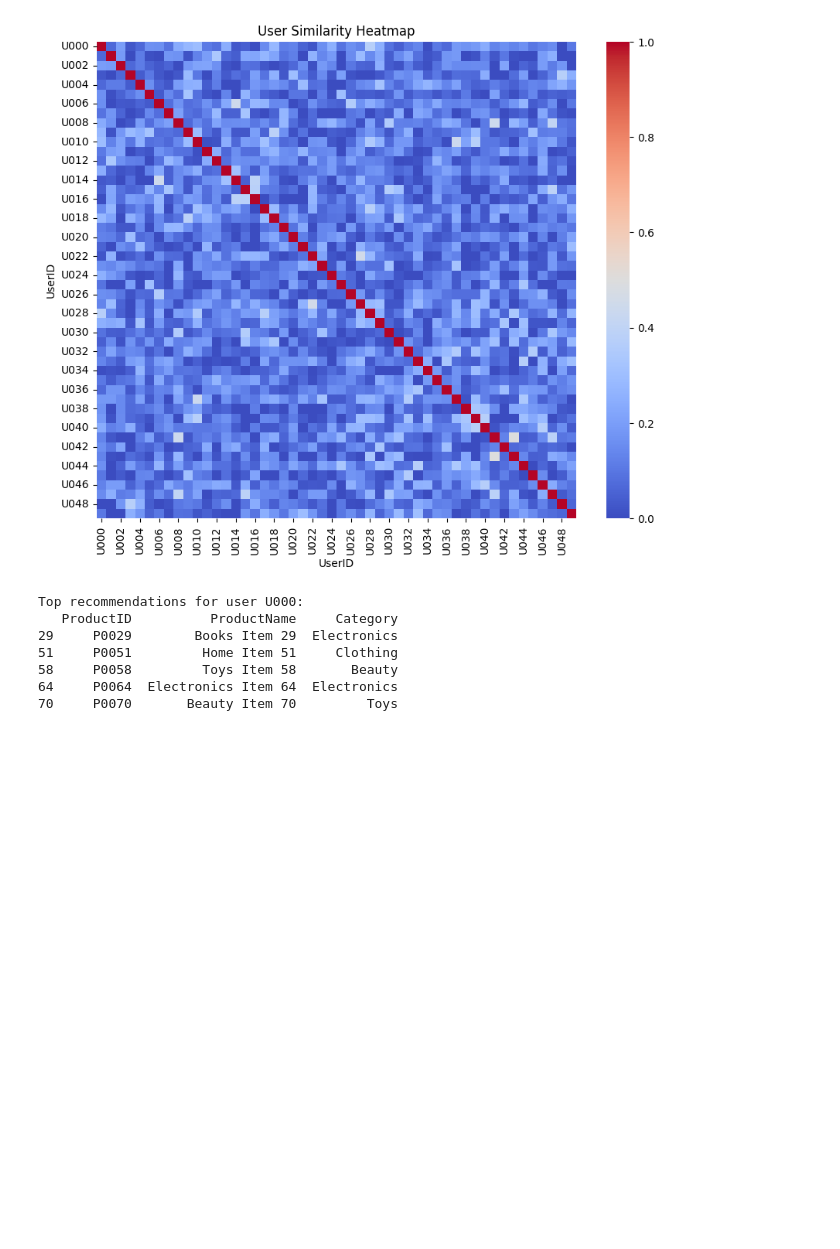
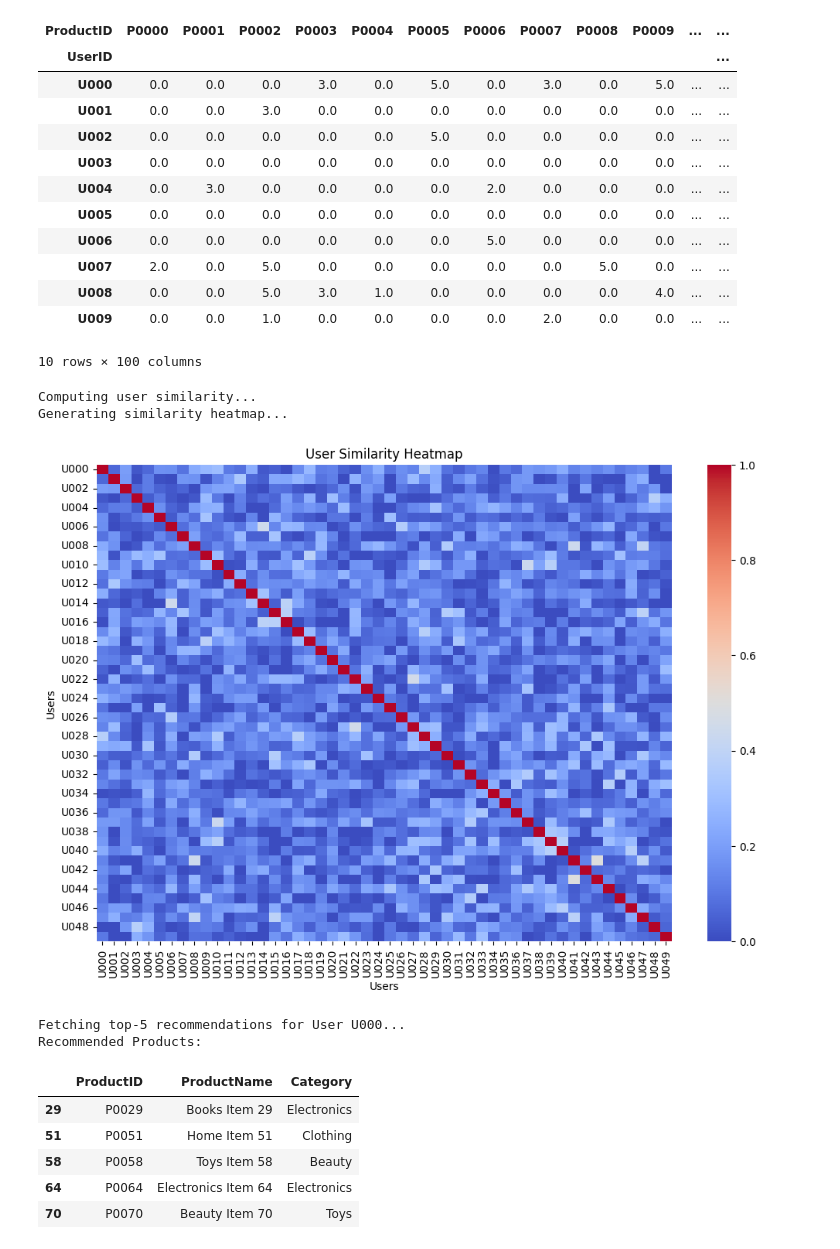
Before and after one commit to MIHIR3105/RecommenderSystems, a Jupyter notebook: project_notebook.ipynb, the cells around one changed output. Saved outputs shown, nothing was run; the diff lists cells and outputs as text; code cells hidden in the pictures; blank space fills up the shorter version.

Commit message:
Updated view for printing data from CSV

```diff
--- a/project_notebook.ipynb
+++ b/project_notebook.ipynb
@@ -10,40 +10,58 @@ ecommerce_data = pd.read_csv("ecommerce_user_data.csv")
 product_details = pd.read_csv("product_details.csv")
 
 # Display first few rows of each dataset
-print("E-commerce Data:")
-print(ecommerce_data.head())
-print("\nProduct Details:")
-print(product_details.head())
+print("E-commerce Data Sample:")
+display(ecommerce_data.head(10))
+print("\nProduct Details Sample:")
+display(product_details.head(10))
 
 # Data Cleaning & Preprocessing
-# Check for missing values
+print("Checking for missing values...")
+print(ecommerce_data.isnull().sum(), "\n")
+print(product_details.isnull().sum(), "\n")
+
 ecommerce_data.dropna(inplace=True)
 product_details.dropna(inplace=True)
 
+print("Missing values after cleaning:")
+print(ecommerce_data.isnull().sum(), "\n")
+print(product_details.isnull().sum(), "\n")
+
 # Convert user-item interactions into a user-item matrix
+print("Creating user-item matrix...")
 user_item_matrix = ecommerce_data.pivot_table(index='UserID', columns='ProductID', values='Rating', fill_value=0)
+print("User-Item Matrix Sample:")
+display(user_item_matrix.head(10))
 
 # Compute Cosine Similarity between users
+print("Computing user similarity...")
 user_similarity = cosine_similarity(user_item_matrix)
 user_similarity_df = pd.DataFrame(user_similarity, index=user_item_matrix.index, columns=user_item_matrix.index)
 
 # Visualizing User Similarity Matrix
-plt.figure(figsize=(10, 8))
-sns.heatmap(user_similarity_df, cmap='coolwarm', annot=False)
+print("Generating similarity heatmap...")
+plt.figure(figsize=(12, 8))
+sns.heatmap(user_similarity_df, cmap='coolwarm', annot=False, cbar=True)
+plt.xlabel("Users")
+plt.ylabel("Users")
 plt.title("User Similarity Heatmap")
 plt.show()
 
-# Recommend top-N products for a given user based on similar users
+# Recommend top-N products for a given user
 def get_recommendations(user_id, top_n=5):
+    print(f"Fetching top-{top_n} recommendations for User {user_id}...")
+
     similar_users = user_similarity_df[user_id].sort_values(ascending=False).iloc[1:]
     top_similar_user = similar_users.idxmax()
 
     top_products = user_item_matrix.loc[top_similar_user].sort_values(ascending=False).index[:top_n]
-    return product_details[product_details['ProductID'].isin(top_products)]
+    recommendations = product_details[product_details['ProductID'].isin(top_products)]
+
+    print("Recommended Products:")
+    display(recommendations)
+    return recommendations
 
 # Example usage
 example_user = user_item_matrix.index[0]
 recommendations = get_recommendations(example_user)
-print(f"Top recommendations for user {example_user}:")
-print(recommendations)
 # %% [output]
@@ -65,8 +109,24 @@ Product Details:
+| ProductID | P0000 | P0001 | P0002 | P0003 | P0004 | P0005 | P0006 | P0007 | P0008 | P0009 | ... | ... |
+| UserID |  |  |  |  |  |  |  |  |  |  |  | ... |
+| U000 | 0.0 | 0.0 | 0.0 | 3.0 | 0.0 | 5.0 | 0.0 | 3.0 | 0.0 | 5.0 | ... | ... |
+| U001 | 0.0 | 0.0 | 3.0 | 0.0 | 0.0 | 0.0 | 0.0 | 0.0 | 0.0 | 0.0 | ... | ... |
+| U002 | 0.0 | 0.0 | 0.0 | 0.0 | 0.0 | 5.0 | 0.0 | 0.0 | 0.0 | 0.0 | ... | ... |
+| U003 | 0.0 | 0.0 | 0.0 | 0.0 | 0.0 | 0.0 | 0.0 | 0.0 | 0.0 | 0.0 | ... | ... |
+| U004 | 0.0 | 3.0 | 0.0 | 0.0 | 0.0 | 0.0 | 2.0 | 0.0 | 0.0 | 0.0 | ... | ... |
+| U005 | 0.0 | 0.0 | 0.0 | 0.0 | 0.0 | 0.0 | 0.0 | 0.0 | 0.0 | 0.0 | ... | ... |
+| U006 | 0.0 | 0.0 | 0.0 | 0.0 | 0.0 | 0.0 | 5.0 | 0.0 | 0.0 | 0.0 | ... | ... |
+| U007 | 2.0 | 0.0 | 5.0 | 0.0 | 0.0 | 0.0 | 0.0 | 0.0 | 5.0 | 0.0 | ... | ... |
+| U008 | 0.0 | 0.0 | 5.0 | 3.0 | 1.0 | 0.0 | 0.0 | 0.0 | 0.0 | 4.0 | ... | ... |
+| U009 | 0.0 | 0.0 | 1.0 | 0.0 | 0.0 | 0.0 | 0.0 | 2.0 | 0.0 | 0.0 | ... | ... |
+10 rows × 100 columns
+Computing user similarity...
+Generating similarity heatmap...
-[figure, old version]
+[figure, new version]
-Top recommendations for user U000:
-   ProductID          ProductName     Category
-29     P0029        Books Item 29  Electronics
-51     P0051         Home Item 51     Clothing
-58     P0058         Toys Item 58       Beauty
-64     P0064  Electronics Item 64  Electronics
-70     P0070       Beauty Item 70         Toys
+Fetching top-5 recommendations for User U000...
+Recommended Products:
+|  | ProductID | ProductName | Category |
+| 29 | P0029 | Books Item 29 | Electronics |
+| 51 | P0051 | Home Item 51 | Clothing |
+| 58 | P0058 | Toys Item 58 | Beauty |
+| 64 | P0064 | Electronics Item 64 | Electronics |
+| 70 | P0070 | Beauty Item 70 | Toys |
```
Also changed, not shown: parts of 1 cell of this notebook.
